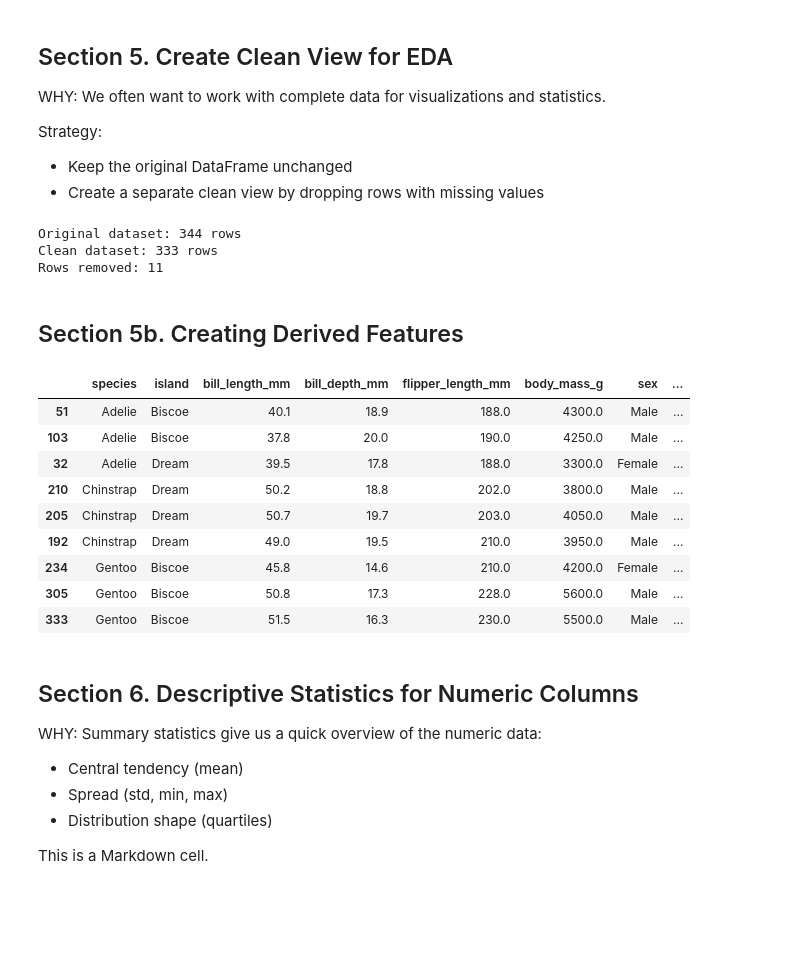
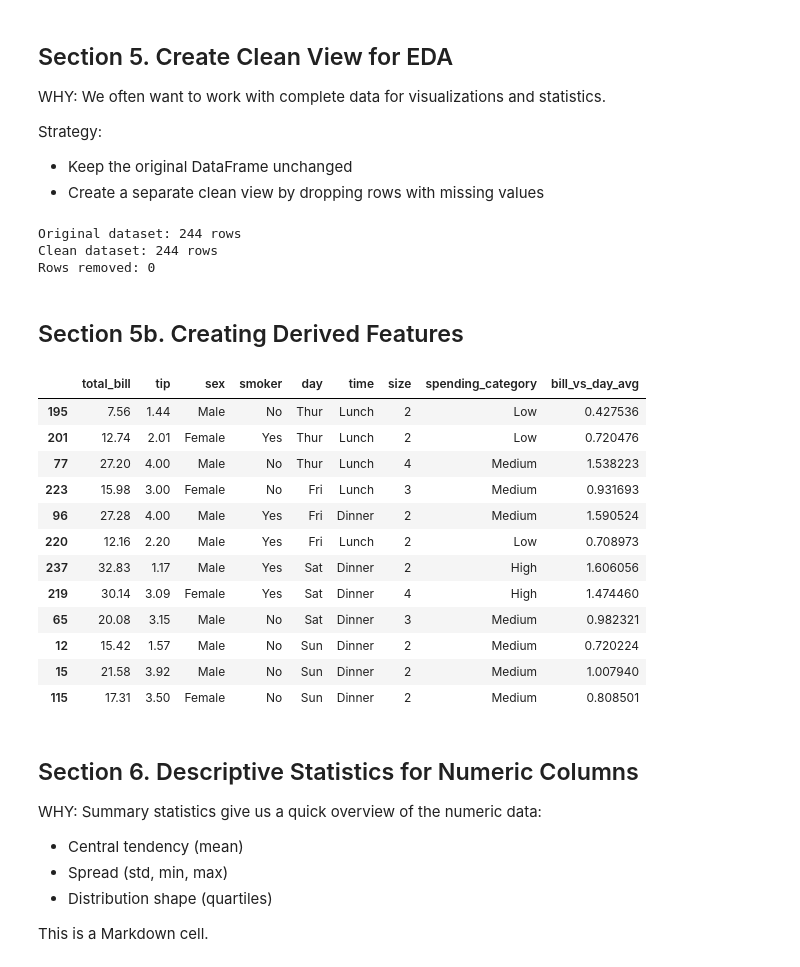
Before and after one commit to abeaderstadt/datafun-04-notebooks, a Jupyter notebook: notebooks/eda_beaderstadt.ipynb, the cells around one changed output. Saved outputs shown, nothing was run; the diff lists cells and outputs as text; code cells hidden in the pictures; blank space fills up the shorter version.

Commit message:
Update dataset

```diff
--- a/notebooks/eda_beaderstadt.ipynb
+++ b/notebooks/eda_beaderstadt.ipynb
@@ -68,10 +67,10 @@ WHY: Before analysis, load the data to confirm:
 # %%
 # Python cell
 
-# Load the penguins dataset from Seaborn
+# Load the tips dataset from Seaborn
 # Into a pandas DataFrame (2D table)
-penguins_df: pd.DataFrame = sns.load_dataset("penguins")
+tips_df: pd.DataFrame = sns.load_dataset("tips")
 
 # Preview the first few rows
-penguins_df.head()
+tips_df.head()
 # %% [output]
@@ -183,61 +182,64 @@ Strategy:
 # Section 5 Python cell
 
 # Create a clean view by dropping rows with any missing values
-penguins_clean: pd.DataFrame = penguins_df.dropna()
+tips_clean: pd.DataFrame = tips_df.dropna()
 
 # Compare sizes
-print(f"Original dataset: {len(penguins_df)} rows")
-print(f"Clean dataset: {len(penguins_clean)} rows")
-print(f"Rows removed: {len(penguins_df) - len(penguins_clean)}")
+print(f"Original dataset: {len(tips_df)} rows")
+print(f"Clean dataset: {len(tips_clean)} rows")
+print(f"Rows removed: {len(tips_df) - len(tips_clean)}")
 # %% [output]
-Original dataset: 344 rows
-Clean dataset: 333 rows
-Rows removed: 11
+Original dataset: 244 rows
+Clean dataset: 244 rows
+Rows removed: 0
 # %% [markdown]
 ## Section 5b. Creating Derived Features
 # %%
-# Derived feature: body size category
-def add_body_size_category(df: pd.DataFrame) -> pd.DataFrame:
-    """Add body size categories based on body mass."""
+# Derived feature: spending category
+def add_spending_category(df: pd.DataFrame) -> pd.DataFrame:
+    """Add spending categories based on total bill amount."""
 
     df = df.copy()
 
-    df["body_size_category"] = pd.cut(
-        df["body_mass_g"],
-        bins=[0, 4000, 5000, 7000],
-        labels=["Small", "Medium", "Large"],
+    df["spending_category"] = pd.cut(
+        df["total_bill"],
+        bins=[0, 15, 30, 60],
+        labels=["Low", "Medium", "High"],
     )
 
     return df
 # %%
-# Derived feature: mass vs species average
-def add_mass_vs_species_avg(df: pd.DataFrame) -> pd.DataFrame:
-    """Add a feature comparing each penguin's mass to its species average."""
+# Derived feature: bill_vs_day_avg
+def add_bill_vs_day_avg(df: pd.DataFrame) -> pd.DataFrame:
+    """Compare each bill to the average bill for that day."""
 
     df = df.copy()
 
-    species_avg = df.groupby("species")["body_mass_g"].transform("mean")
+    day_avg = df.groupby("day")["total_bill"].transform("mean")
 
-    df["mass_vs_species_avg"] = df["body_mass_g"] / species_avg
+    df["bill_vs_day_avg"] = df["total_bill"] / day_avg
 
     return df
 # %%
 # Apply new feartures to the clean dataset
-penguins_clean = add_body_size_category(penguins_clean)
-penguins_clean = add_mass_vs_species_avg(penguins_clean)
+tips_clean = add_spending_category(tips_clean)
+tips_clean = add_bill_vs_day_avg(tips_clean)
 
-penguins_clean.groupby("species").sample(3, random_state=42)
+tips_clean.groupby("day").sample(3, random_state=42)
 # %% [output]
-|  | species | island | bill_length_mm | bill_depth_mm | flipper_length_mm | body_mass_g | sex | ... |
-| 51 | Adelie | Biscoe | 40.1 | 18.9 | 188.0 | 4300.0 | Male | ... |
-| 103 | Adelie | Biscoe | 37.8 | 20.0 | 190.0 | 4250.0 | Male | ... |
-| 32 | Adelie | Dream | 39.5 | 17.8 | 188.0 | 3300.0 | Female | ... |
-| 210 | Chinstrap | Dream | 50.2 | 18.8 | 202.0 | 3800.0 | Male | ... |
-| 205 | Chinstrap | Dream | 50.7 | 19.7 | 203.0 | 4050.0 | Male | ... |
-| 192 | Chinstrap | Dream | 49.0 | 19.5 | 210.0 | 3950.0 | Male | ... |
-| 234 | Gentoo | Biscoe | 45.8 | 14.6 | 210.0 | 4200.0 | Female | ... |
-| 305 | Gentoo | Biscoe | 50.8 | 17.3 | 228.0 | 5600.0 | Male | ... |
-| 333 | Gentoo | Biscoe | 51.5 | 16.3 | 230.0 | 5500.0 | Male | ... |
+|  | total_bill | tip | sex | smoker | day | time | size | spending_category | bill_vs_day_avg |
+| 195 | 7.56 | 1.44 | Male | No | Thur | Lunch | 2 | Low | 0.427536 |
+| 201 | 12.74 | 2.01 | Female | Yes | Thur | Lunch | 2 | Low | 0.720476 |
+| 77 | 27.20 | 4.00 | Male | No | Thur | Lunch | 4 | Medium | 1.538223 |
+| 223 | 15.98 | 3.00 | Female | No | Fri | Lunch | 3 | Medium | 0.931693 |
+| 96 | 27.28 | 4.00 | Male | Yes | Fri | Dinner | 2 | Medium | 1.590524 |
+| 220 | 12.16 | 2.20 | Male | Yes | Fri | Lunch | 2 | Low | 0.708973 |
+| 237 | 32.83 | 1.17 | Male | Yes | Sat | Dinner | 2 | High | 1.606056 |
+| 219 | 30.14 | 3.09 | Female | Yes | Sat | Dinner | 4 | High | 1.474460 |
+| 65 | 20.08 | 3.15 | Male | No | Sat | Dinner | 3 | Medium | 0.982321 |
+| 12 | 15.42 | 1.57 | Male | No | Sun | Dinner | 2 | Medium | 0.720224 |
+| 15 | 21.58 | 3.92 | Male | No | Sun | Dinner | 2 | Medium | 1.007940 |
+| 115 | 17.31 | 3.50 | Female | No | Sun | Dinner | 2 | Medium | 0.808501 |
 # %% [markdown]
 ## Section 6. Descriptive Statistics for Numeric Columns
 
```
Also changed, not shown: parts of 14 cells of this notebook, 1 other file.
